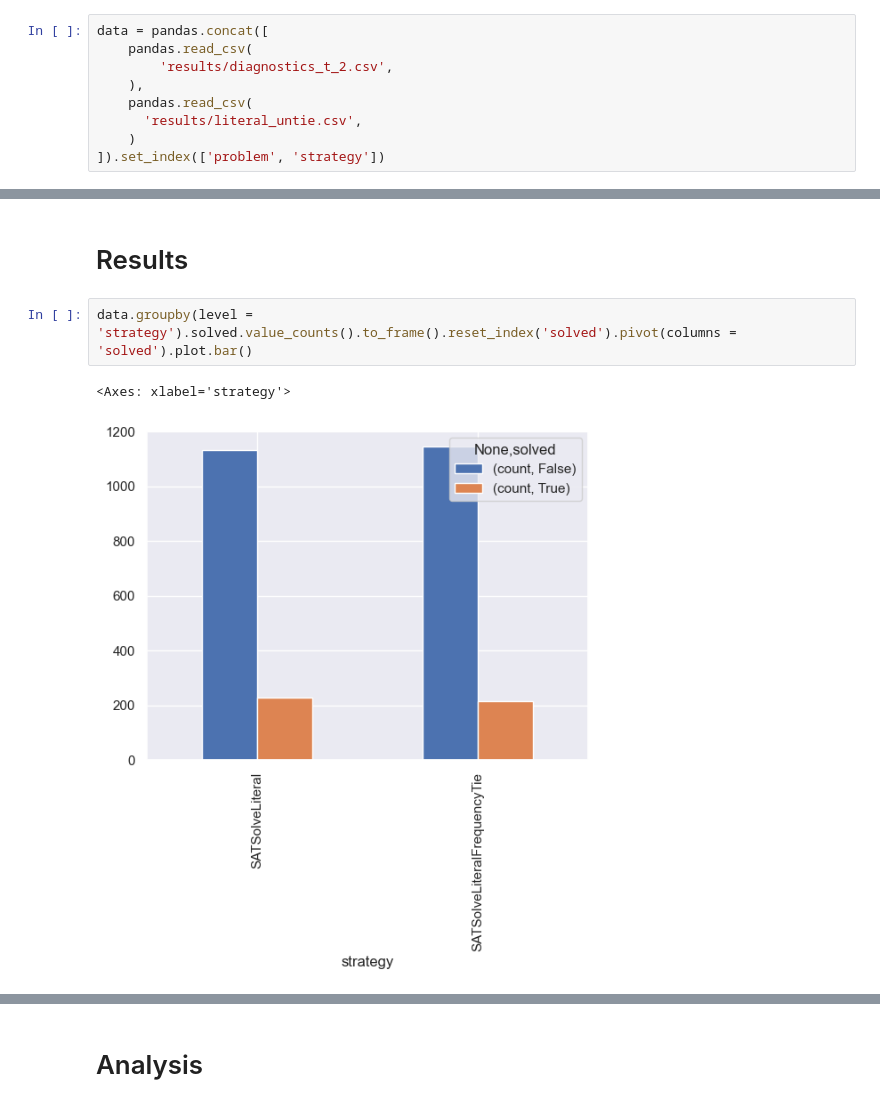
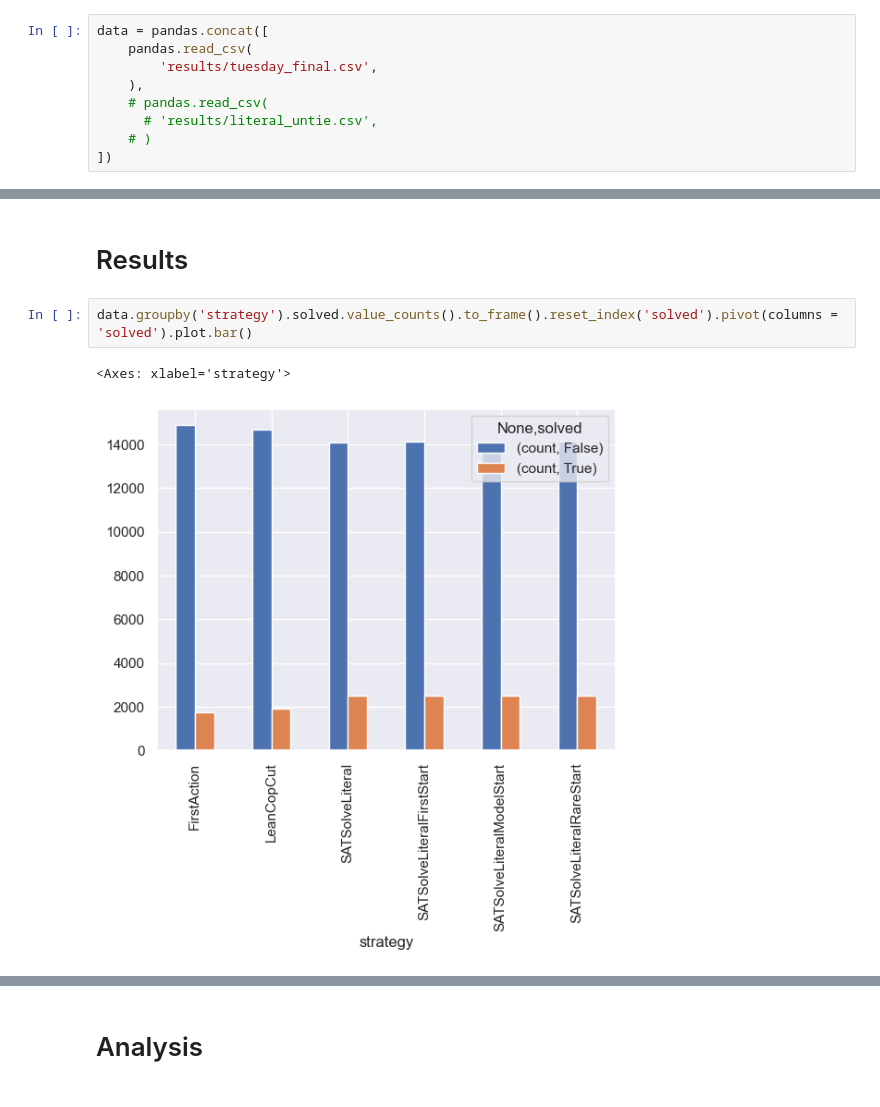
Before and after one commit to mfixman/connections, a Jupyter notebook: jupyter/Analysis_sat.ipynb, the cells around one changed output, grey strips where cells are left out. Saved outputs shown, nothing was run; the diff lists cells and outputs as text.

Commit message:
Removing index from data in Analysis.

```diff
--- a/jupyter/Analysis_sat.ipynb
+++ b/jupyter/Analysis_sat.ipynb
@@ -27,10 +27,10 @@ seaborn.set()
 # %%
 data = pandas.concat([
     pandas.read_csv(
-        'results/diagnostics_t_2.csv',
+        'results/tuesday_final.csv',
     ),
-    pandas.read_csv(
-      'results/literal_untie.csv',
-    )
-]).set_index(['problem', 'strategy'])
+    # pandas.read_csv(
+      # 'results/literal_untie.csv',
+    # )
+])
 # %%
@@ -93,8 +102,8 @@ dtype: int64
 # %% [markdown]
 # Results
 # %%
-data.groupby(level = 'strategy').solved.value_counts().to_frame().reset_index('solved').pivot(columns = 'solved').plot.bar()
+data.groupby('strategy').solved.value_counts().to_frame().reset_index('solved').pivot(columns = 'solved').plot.bar()
 # %% [output]
 <Axes: xlabel='strategy'>
-[figure, old version]
+[figure, new version]
 # %%
```
Also changed, not shown: parts of 17 cells of this notebook.
